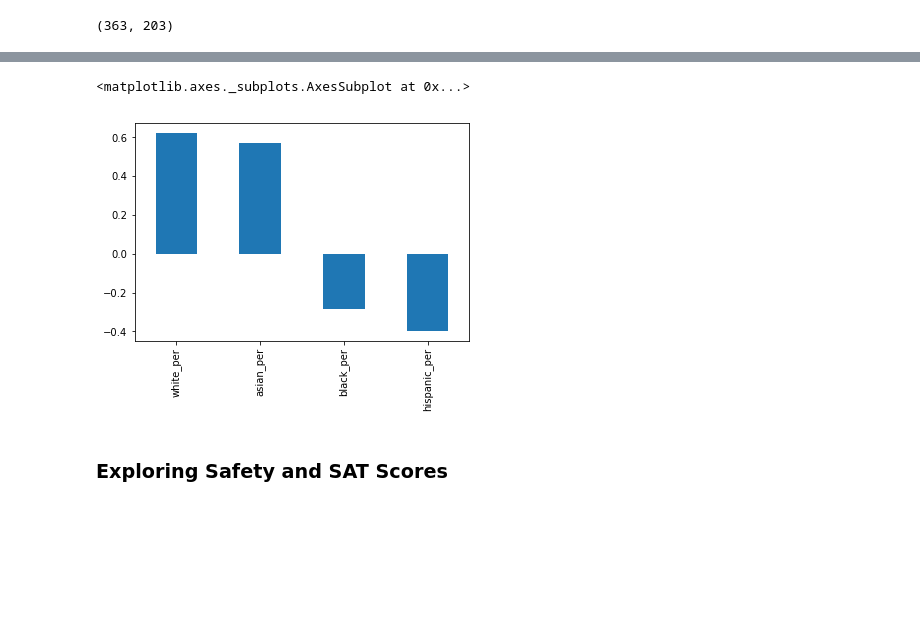
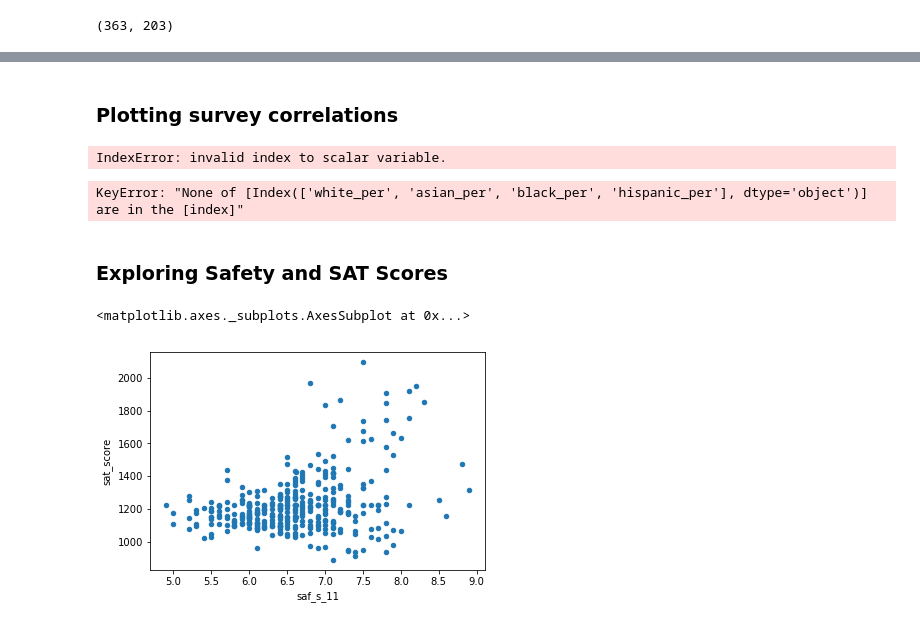
Before and after one commit to tapasig/Data-Science-topics, a Jupyter notebook: Projects/Analyzing NYC High School Data/Analyzing_NYC_High_School_Data.ipynb, the cells around one changed output, grey strips where cells are left out. Saved outputs shown, nothing was run; the diff lists cells and outputs as text; code cells hidden in the pictures; blank space fills up the shorter version.

```diff
--- a/Projects/Analyzing NYC High School Data/Analyzing_NYC_High_School_Data.ipynb
+++ b/Projects/Analyzing NYC High School Data/Analyzing_NYC_High_School_Data.ipynb
@@ -405,0 +396,5 @@ combined.head()
+# %%
+combined = combined.fillna(combined.mean())
+combined = combined.fillna(0)
+
+print(combined.head(5))
@@ -405,0 +421,5 @@ combined.head()
+# %%
+def get_first_two_chars(dbn):
+    return dbn[0:2]
+# %%
+combined["school_dist"] = combined["DBN"].apply(get_first_two_chars)
@@ -417,7 +465,23 @@ Index(['DBN', 'SCHOOL NAME', 'Num of SAT Test Takers',
+# %% [markdown]
+### Plotting survey correlations
+# %%
+correlations["sat_score"][survey_fields].plot.bar()
+# %% [output]
+IndexError: invalid index to scalar variable.
+# %%
+import warnings
+warnings.filterwarnings('ignore')
+survey_fields = ["DBN","rr_s", "rr_t", "rr_p", "N_s", "N_t", "N_p", "saf_p_11", "com_p_11", "eng_p_11", "aca_p_11", "saf_t_11", "com_t_11", "eng_t_11", "aca_t_11", "saf_s_11", "com_s_11", "eng_s_11", "aca_s_11", "saf_tot_11", "com_tot_11", "eng_tot_11", "aca_tot_11"]
+#combined.corr()["sat_score"][survey_fields].plot.bar()
+combined.corr()["sat_score"][["white_per", "asian_per", "black_per", "hispanic_per"]].plot.bar()
+# %% [output]
+KeyError: "None of [Index(['white_per', 'asian_per', 'black_per', 'hispanic_per'], dtype='object')] are in the [index]"
 # %%
 combined.corr()["sat_score"][["white_per", "asian_per", "black_per", "hispanic_per"]].plot.bar()
-# %% [output]
-<matplotlib.axes._subplots.AxesSubplot at 0x...>
-[figure, removed]
 # %% [markdown]
 ### Exploring Safety and SAT Scores
+# %%
+combined.plot.scatter("saf_s_11", "sat_score")
+# %% [output]
+<matplotlib.axes._subplots.AxesSubplot at 0x...>
+[figure, added]
```
Also changed, not shown: parts of 13 cells of this notebook.
